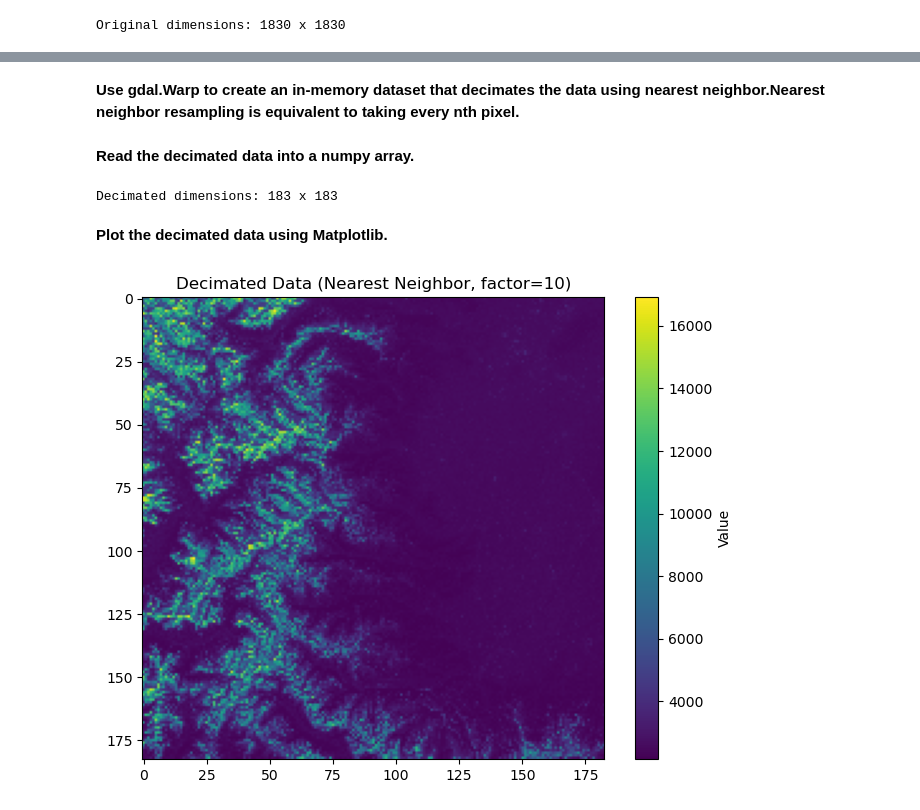
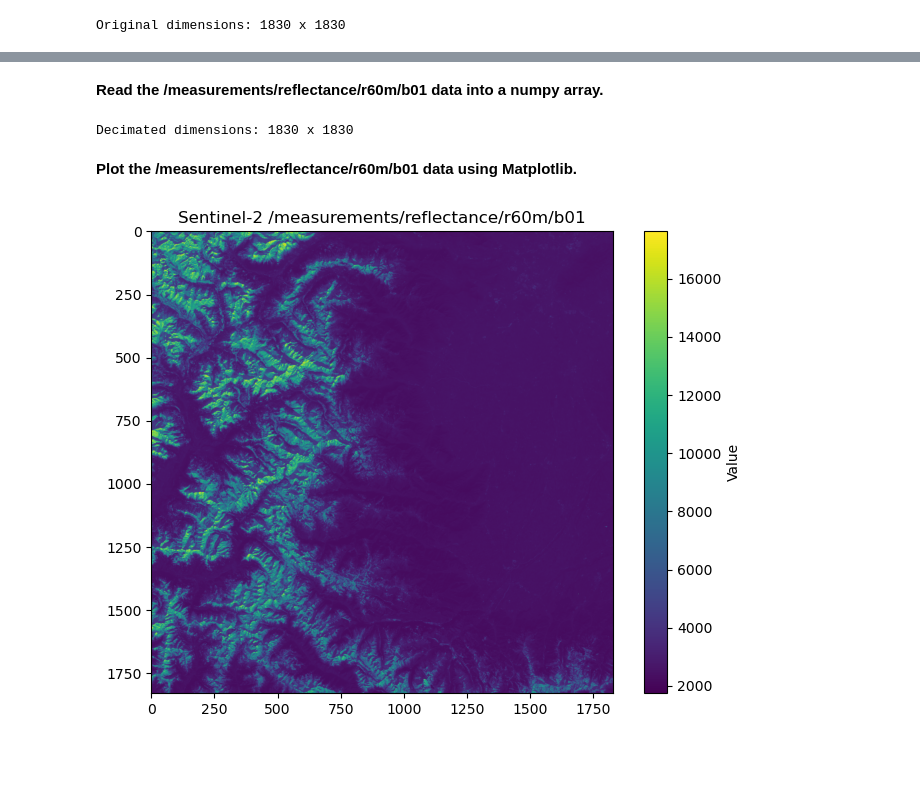
Before and after one commit to tinaok/eopf-sample-notebooks, a Jupyter notebook: notebooks/Sentinel-2/visualize_zarr.ipynb, the cells around one changed output, grey strips where cells are left out. Cells and saved outputs as stored; diff of their text form; code cells hidden in the pictures; blank space fills up the shorter version.

```diff
--- a/notebooks/Sentinel-2/visualize_zarr.ipynb
+++ b/notebooks/Sentinel-2/visualize_zarr.ipynb
@@ -79,2 +88,0 @@ new_height = height // factor
-# %% [markdown]
-**Use gdal.Warp to create an in-memory dataset that decimates the data using nearest neighbor.Nearest neighbor resampling is equivalent to taking every nth pixel.**
@@ -92,19 +89,18 @@ if decimated_ds is None:
 # %% [markdown]
-**Read the decimated data into a numpy array.**
+**Read the /measurements/reflectance/r60m/b01 data into a numpy array.**
 # %%
-data = decimated_ds.GetRasterBand(1).ReadAsArray()
+data = open_subds.GetRasterBand(1).ReadAsArray()
 print("Decimated dimensions: {} x {}".format(data.shape[1], data.shape[0]))
 # %% [output]
-Decimated dimensions: 183 x 183
+Decimated dimensions: 1830 x 1830
 # %% [markdown]
-**Plot the decimated data using Matplotlib.**
+**Plot the /measurements/reflectance/r60m/b01 data using Matplotlib.**
 # %%
 import matplotlib.pyplot as plt
 plt.figure(figsize=(8, 6))
 plt.imshow(data)
 plt.colorbar(label='Value')
-plt.title('Decimated Data (Nearest Neighbor, factor=10)')
-
+plt.title('Sentinel-2 /measurements/reflectance/r60m/b01')
 plt.show()
 # %% [output]
-[figure, old version]
+[figure, new version]
```
Also changed, not shown: parts of 5 cells of this notebook.
